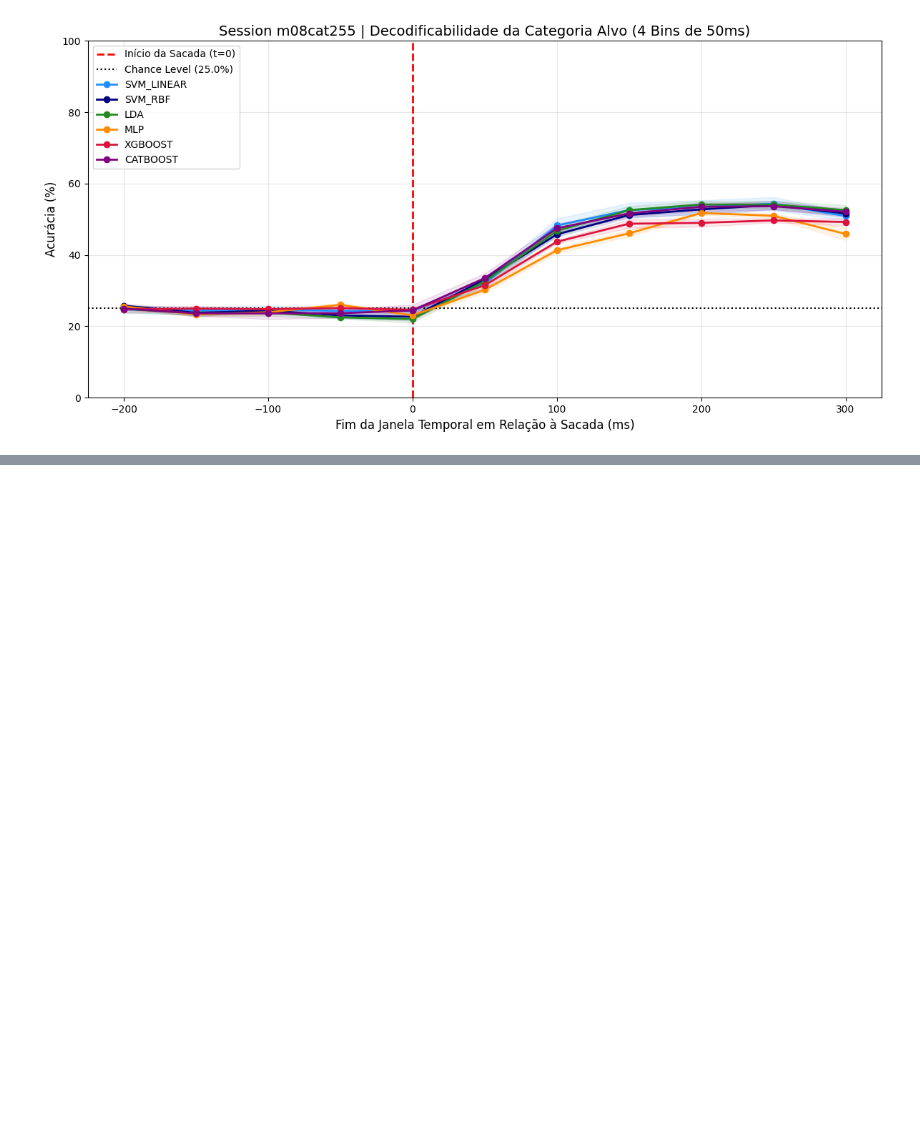
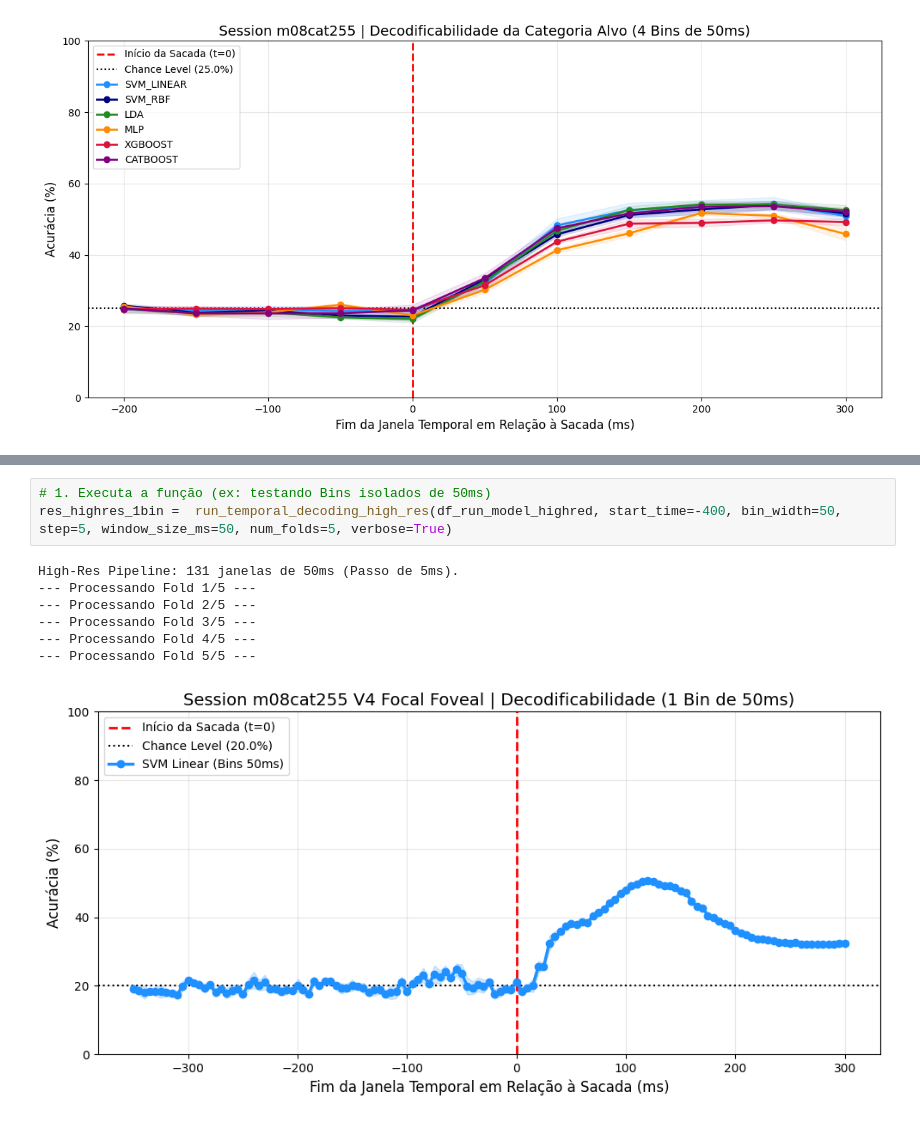
Before and after one commit to lucasdonaire/active-vision, a Jupyter notebook: session_analysis1.ipynb, the cells around one changed output, grey strips where cells are left out. Cells and saved outputs as stored; diff of their text form; blank space fills up the shorter version.

```diff
--- a/session_analysis1.ipynb
+++ b/session_analysis1.ipynb
@@ -1432,0 +1678,11 @@ plt.show()
+# %%
+# 1. Executa a função (ex: testando Bins isolados de 50ms)
+res_highres_1bin =  run_temporal_decoding_high_res(df_run_model_highred, start_time=-400, bin_width=50, step=5, window_size_ms=50, num_folds=5, verbose=True)
+# %% [output]
+High-Res Pipeline: 131 janelas de 50ms (Passo de 5ms).
+--- Processando Fold 1/5 ---
+--- Processando Fold 2/5 ---
+--- Processando Fold 3/5 ---
+--- Processando Fold 4/5 ---
+--- Processando Fold 5/5 ---
+[figure, added]
```
Also changed, not shown: parts of 16 cells of this notebook, 6 other files.
